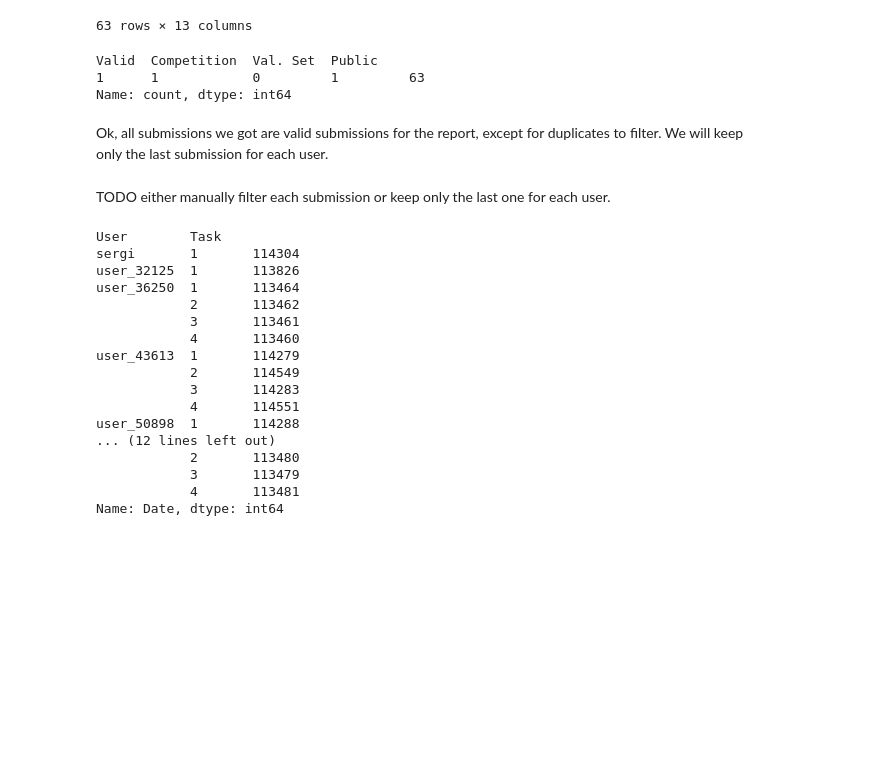
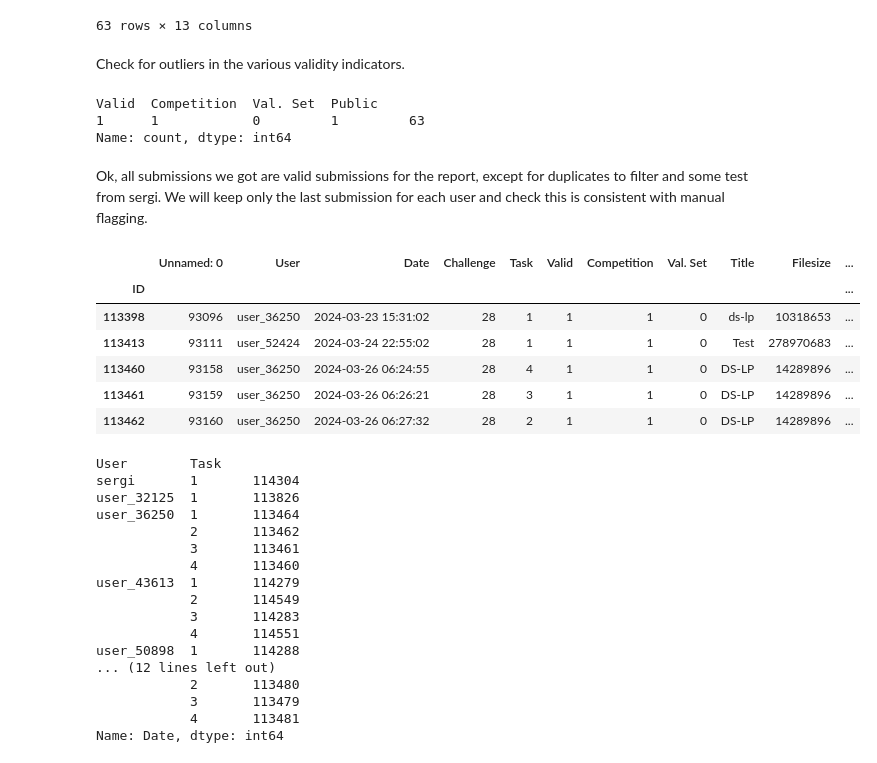
Before and after one commit to icdar-maptext/analysis, a Jupyter notebook: 00-results-plots-tables.ipynb, the cells around one changed output. Saved outputs shown, nothing was run; the diff lists cells and outputs as text; code cells hidden in the pictures; blank space fills up the shorter version.

```diff
--- a/00-results-plots-tables.ipynb
+++ b/00-results-plots-tables.ipynb
@@ -79,6 +36,8 @@ submissions_meta
 | 114584 | 94282 | user_51343 | 2024-05-06 05:16:27 | 28 | 4 | 1 | 1 | 0 | MapText Detection-Recognition-Lin... | 165918784 | ... |
 | 114585 | 94283 | user_51343 | 2024-05-06 05:16:27 | 28 | 4 | 1 | 1 | 0 | MapText Detection-Recognition-Lin... | 165918784 | ... |
 63 rows × 13 columns
+# %% [markdown]
+Check for outliers in the various validity indicators.
 # %%
 submissions_meta[["Valid", "Competition", "Val. Set", "Public"]].value_counts()
 # %% [output]
@@ -86,10 +45,20 @@ Valid  Competition  Val. Set  Public
 1      1            0         1         63
 Name: count, dtype: int64
 # %% [markdown]
-Ok, all submissions we got are valid submissions for the report, except for duplicates to filter.
-We will keep only the last submission for each user.
+Ok, all submissions we got are valid submissions for the report, except for duplicates to filter and some test from sergi.
+We will keep only the last submission for each user and check this is consistent with manual flagging.
-# %% [markdown]
-TODO either manually filter each submission or keep only the last one for each user.
+# %%
+# Set the Date column to datetime
+submissions_meta["Date"] = pd.to_datetime(submissions_meta["Date"])
+submissions_meta.head(5)
+# %% [output]
+|  | Unnamed: 0 | User | Date | Challenge | Task | Valid | Competition | Val. Set | Title | Filesize | ... |
+| ID |  |  |  |  |  |  |  |  |  |  | ... |
+| 113398 | 93096 | user_36250 | 2024-03-23 15:31:02 | 28 | 1 | 1 | 1 | 0 | ds-lp | 10318653 | ... |
+| 113413 | 93111 | user_52424 | 2024-03-24 22:55:02 | 28 | 1 | 1 | 1 | 0 | Test | 278970683 | ... |
+| 113460 | 93158 | user_36250 | 2024-03-26 06:24:55 | 28 | 4 | 1 | 1 | 0 | DS-LP | 14289896 | ... |
+| 113461 | 93159 | user_36250 | 2024-03-26 06:26:21 | 28 | 3 | 1 | 1 | 0 | DS-LP | 14289896 | ... |
+| 113462 | 93160 | user_36250 | 2024-03-26 06:27:32 | 28 | 2 | 1 | 1 | 0 | DS-LP | 14289896 | ... |
 # %%
 lastest_submissions = submissions_meta.groupby(["User", "Task"])['Date'].idxmax()
 lastest_submissions
```
Also changed, not shown: parts of 24 cells of this notebook, 1 other file.
